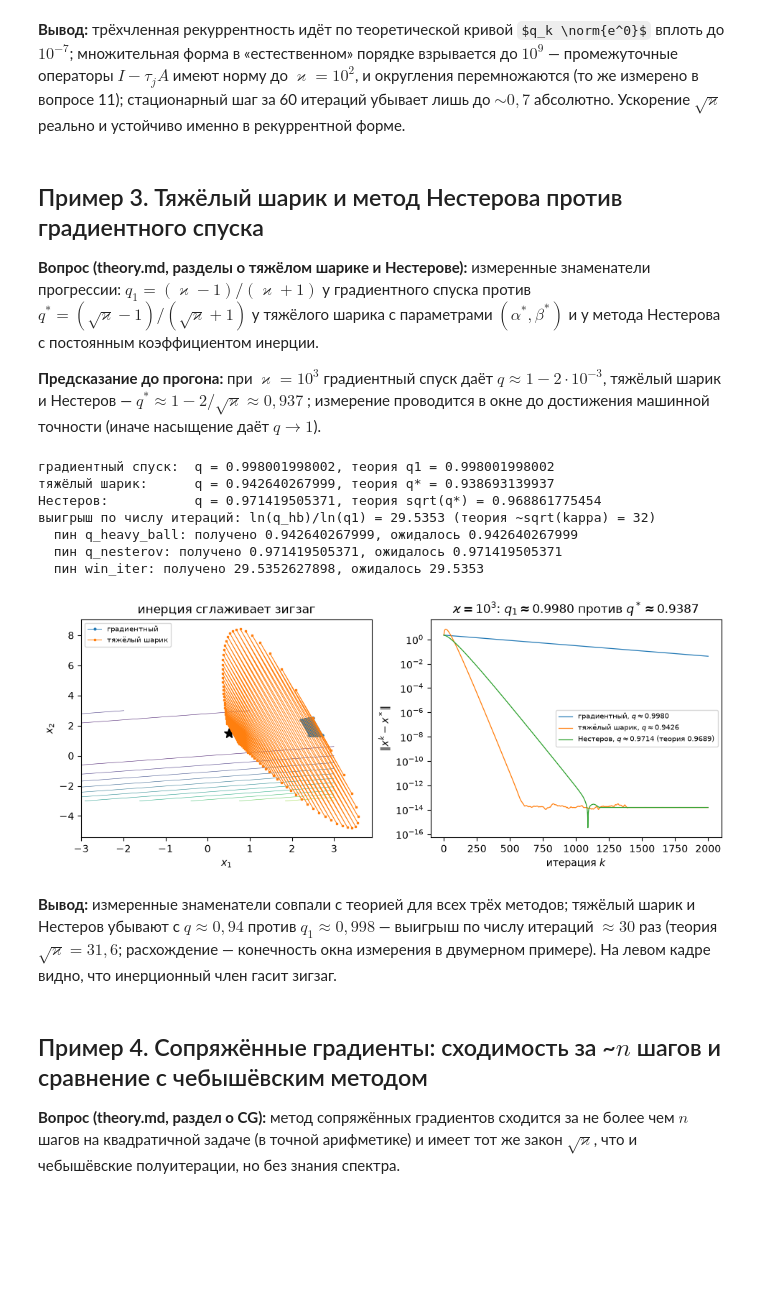
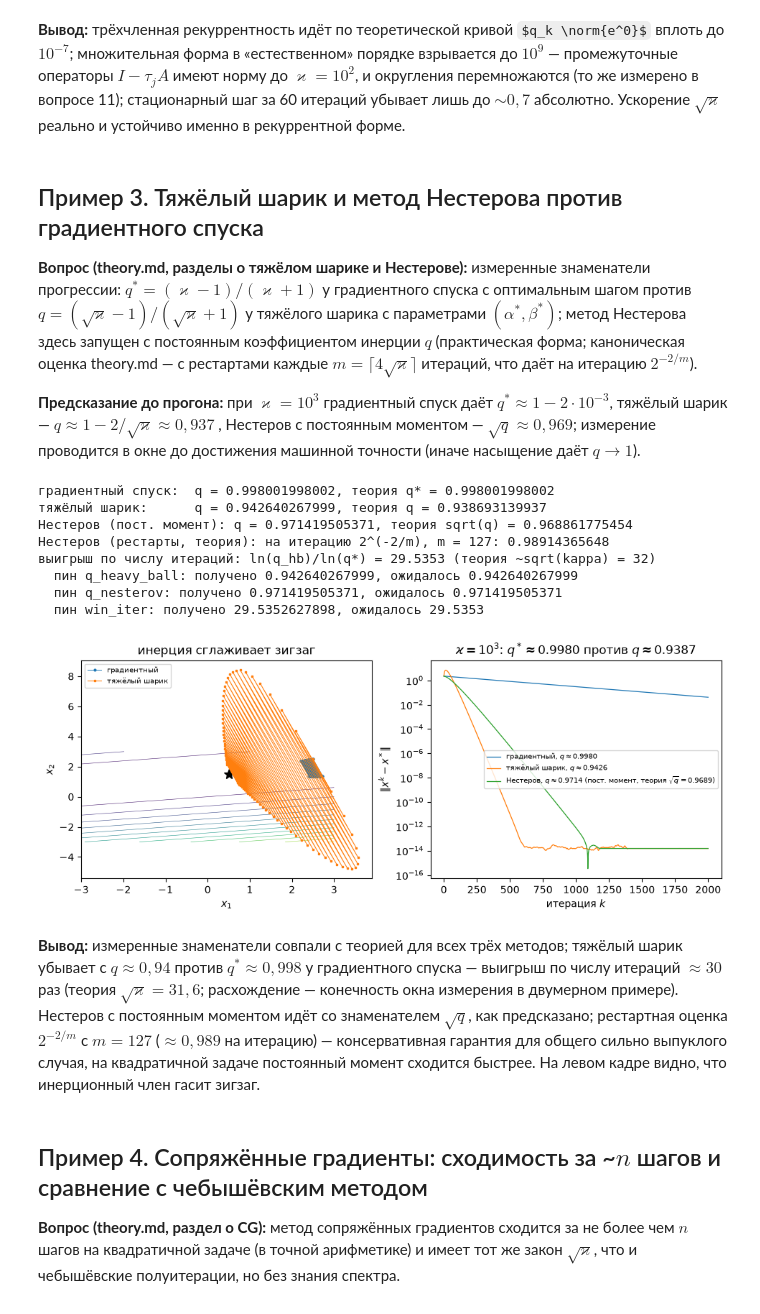
Before and after one commit to heni/math-exam, a Jupyter notebook: questions/10-multivariate-minimization/examples.ipynb, the cells around one changed output. Cells and saved outputs as stored; diff of their text form; code cells hidden in the pictures; some formulas as TeX source; blank space fills up the shorter version.

Commit message:
Вопрос 10: пример 3 — обозначения q/q*, кривая рестартов против постоянного момента

```diff
--- a/questions/10-multivariate-minimization/examples.ipynb
+++ b/questions/10-multivariate-minimization/examples.ipynb
@@ -315,14 +315,18 @@ $\sim 0{,}7$ абсолютно. Ускорение $\sqrt\varkappa$ реаль
 ## Пример 3. Тяжёлый шарик и метод Нестерова против градиентного спуска
 
 **Вопрос (theory.md, разделы о тяжёлом шарике и Нестерове):** измеренные
-знаменатели прогрессии: $q_1 = (\varkappa-1)/(\varkappa+1)$ у градиентного
-спуска против $q^* = (\sqrt\varkappa - 1)/(\sqrt\varkappa + 1)$ у тяжёлого
-шарика с параметрами $(\alpha^*, \beta^*)$ и у метода Нестерова с
-постоянным коэффициентом инерции.
+знаменатели прогрессии: $q^* = (\varkappa-1)/(\varkappa+1)$ у градиентного
+спуска с оптимальным шагом против $q = (\sqrt\varkappa - 1)/(\sqrt\varkappa
++ 1)$ у тяжёлого шарика с параметрами $(\alpha^*, \beta^*)$; метод
+Нестерова здесь запущен с постоянным коэффициентом инерции $q$ (практическая
+форма; каноническая оценка theory.md — с рестартами каждые
+$m = \lceil 4\sqrt\varkappa \rceil$ итераций, что даёт на итерацию
+$2^{-2/m}$).
 
 **Предсказание до прогона:** при $\varkappa = 10^3$ градиентный спуск даёт
-$q \approx 1 - 2\cdot10^{-3}$, тяжёлый шарик и Нестеров — $q^* \approx
-1 - 2/\sqrt\varkappa \approx 0{,}937$; измерение проводится в окне до
+$q^* \approx 1 - 2\cdot10^{-3}$, тяжёлый шарик — $q \approx
+1 - 2/\sqrt\varkappa \approx 0{,}937$, Нестеров с постоянным моментом —
+$\sqrt q \approx 0{,}969$; измерение проводится в окне до
 достижения машинной точности (иначе насыщение даёт $q \to 1$).
 # %%
 MU3, L3 = 1.0, 1e3
@@ -347,59 +351,67 @@ lo, hi = 100, 600  # окно до насыщения
 q_gd = np.exp((np.log(err_gd[hi]) - np.log(err_gd[lo])) / (hi - lo))
 q_hb = np.exp((np.log(err_hb[hi]) - np.log(err_hb[lo])) / (hi - lo))
 q_ne = np.exp((np.log(err_ne[hi]) - np.log(err_ne[lo])) / (hi - lo))
-q1 = (KAPPA3 - 1) / (KAPPA3 + 1)
-qs = q_inertia
-q_arg_ne = np.sqrt(q_inertia)
-print(f"градиентный спуск:  q = {q_gd:.12g}, теория q1 = {q1:.12g}")
-print(f"тяжёлый шарик:      q = {q_hb:.12g}, теория q* = {qs:.12g}")
-print(f"Нестеров:           q = {q_ne:.12g}, теория sqrt(q*) = {q_arg_ne:.12g}")
-win = np.log(q_hb) / np.log(q1)  # отношение чисел итераций до той же точности
-print(f"выигрыш по числу итераций: ln(q_hb)/ln(q1) = {win:.6g} (теория ~sqrt(kappa) = {np.sqrt(KAPPA3):.0f})")
+q_gd_th = (KAPPA3 - 1) / (KAPPA3 + 1)  # q* — оптимальный шаг (глоссарий)
+q_acc = q_inertia  # q = (sqrt(kappa)-1)/(sqrt(kappa)+1) — ускоренные методы
+q_ne_th = np.sqrt(q_inertia)  # постоянный момент: sqrt(q) на итерацию
+m_restart = int(np.ceil(4 * np.sqrt(KAPPA3)))  # рестарты Нестерова, thm:nesterov
+q_restart = 0.5 ** (2.0 / m_restart)
+print(f"градиентный спуск:  q = {q_gd:.12g}, теория q* = {q_gd_th:.12g}")
+print(f"тяжёлый шарик:      q = {q_hb:.12g}, теория q = {q_acc:.12g}")
+print(f"Нестеров (пост. момент): q = {q_ne:.12g}, теория sqrt(q) = {q_ne_th:.12g}")
+print(f"Нестеров (рестарты, теория): на итерацию 2^(-2/m), m = {m_restart}: {q_restart:.12g}")
+win = np.log(q_hb) / np.log(q_gd_th)  # отношение чисел итераций до той же точности
+print(f"выигрыш по числу итераций: ln(q_hb)/ln(q*) = {win:.6g} (теория ~sqrt(kappa) = {np.sqrt(KAPPA3):.0f})")
 check_golden("q_heavy_ball", q_hb)
 check_golden("q_nesterov", q_ne)
 check_golden("win_iter", win, tol=5e-2)
 # %% [output]
-градиентный спуск:  q = 0.998001998002, теория q1 = 0.998001998002
-тяжёлый шарик:      q = 0.942640267999, теория q* = 0.938693139937
-Нестеров:           q = 0.971419505371, теория sqrt(q*) = 0.968861775454
-выигрыш по числу итераций: ln(q_hb)/ln(q1) = 29.5353 (теория ~sqrt(kappa) = 32)
+градиентный спуск:  q = 0.998001998002, теория q* = 0.998001998002
+тяжёлый шарик:      q = 0.942640267999, теория q = 0.938693139937
+Нестеров (пост. момент): q = 0.971419505371, теория sqrt(q) = 0.968861775454
+Нестеров (рестарты, теория): на итерацию 2^(-2/m), m = 127: 0.98914365648
+выигрыш по числу итераций: ln(q_hb)/ln(q*) = 29.5353 (теория ~sqrt(kappa) = 32)
   пин q_heavy_ball: получено 0.942640267999, ожидалось 0.942640267999
   пин q_nesterov: получено 0.971419505371, ожидалось 0.971419505371
   пин win_iter: получено 29.5352627898, ожидалось 29.5353
 # %%
 fig, axes = plt.subplots(1, 2, figsize=(9.5, 3.8), layout="constrained")
 ax = axes[0]
 t = np.linspace(-3, 3, 400)
 X, Y = np.meshgrid(t, t)
 Z3 = 0.5 * (A3[0, 0] * X**2 + 2 * A3[0, 1] * X * Y + A3[1, 1] * Y**2) - b3[0] * X - b3[1] * Y
 ax.contour(X, Y, Z3, levels=12, linewidths=0.4)
 ax.plot(x_star3[0], x_star3[1], "k*", ms=10)
 ax.plot(xs_gd[:80, 0], xs_gd[:80, 1], "-o", ms=2, lw=0.7, label="градиентный")
 ax.plot(xs_hb[:80, 0], xs_hb[:80, 1], "-s", ms=2, lw=0.7, label="тяжёлый шарик")
 ax.set_title("инерция сглаживает зигзаг")
 ax.set_xlabel("$x_1$")
 ax.set_ylabel("$x_2$")
 ax.legend(fontsize=7, loc="upper left")
 
 ax = axes[1]
 k = np.arange(IT3 + 1)
 ax.semilogy(err_gd, lw=0.9, label=f"градиентный, $q \\approx {q_gd:.4f}$")
 ax.semilogy(err_hb, lw=0.9, label=f"тяжёлый шарик, $q \\approx {q_hb:.4f}$")
-ax.semilogy(err_ne, lw=0.9, label=f"Нестеров, $q \\approx {q_ne:.4f}$ (теория {np.sqrt(qs):.4f})")
+ax.semilogy(err_ne, lw=0.9, label=f"Нестеров, $q \\approx {q_ne:.4f}$ (пост. момент, теория $\\sqrt{{q}} = {q_ne_th:.4f}$)")
 ax.set_xlabel("итерация $k$")
 ax.set_ylabel("$\\Vert x^k - x^* \\Vert$")
-ax.set_title(f"$\\varkappa = 10^3$: $q_1 \\approx {q1:.4f}$ против $q^* \\approx {qs:.4f}$")
+ax.set_title(f"$\\varkappa = 10^3$: $q^* \\approx {q_gd_th:.4f}$ против $q \\approx {q_acc:.4f}$")
 ax.legend(fontsize=7)
 fig.savefig(f"{FIGDIR}/fig-03.pdf", **SAVE_KW)
 # %% [output]
-[figure, old version]
+[figure, new version]
 # %% [markdown]
 **Вывод:** измеренные знаменатели совпали с теорией для всех трёх
-методов; тяжёлый шарик и Нестеров убывают с $q \approx 0{,}94$
-против $q_1 \approx 0{,}998$ — выигрыш по числу итераций $\approx 30$
-раз (теория $\sqrt\varkappa = 31{,}6$; расхождение — конечность окна
-измерения в двумерном примере). На левом кадре видно, что инерционный
-член гасит зигзаг.
+методов; тяжёлый шарик убывает с $q \approx 0{,}94$ против
+$q^* \approx 0{,}998$ у градиентного спуска — выигрыш по числу итераций
+$\approx 30$ раз (теория $\sqrt\varkappa = 31{,}6$; расхождение —
+конечность окна измерения в двумерном примере). Нестеров с постоянным
+моментом идёт со знаменателем $\sqrt q$, как предсказано; рестартная
+оценка $2^{-2/m}$ с $m = 127$ ($\approx 0{,}989$ на итерацию) —
+консервативная гарантия для общего сильно выпуклого случая, на
+квадратичной задаче постоянный момент сходится быстрее. На левом кадре
+видно, что инерционный член гасит зигзаг.
 # %% [markdown]
 ## Пример 4. Сопряжённые градиенты: сходимость за ~$n$ шагов и сравнение с чебышёвским методом
 
```
Also changed, not shown: 4 other files.
